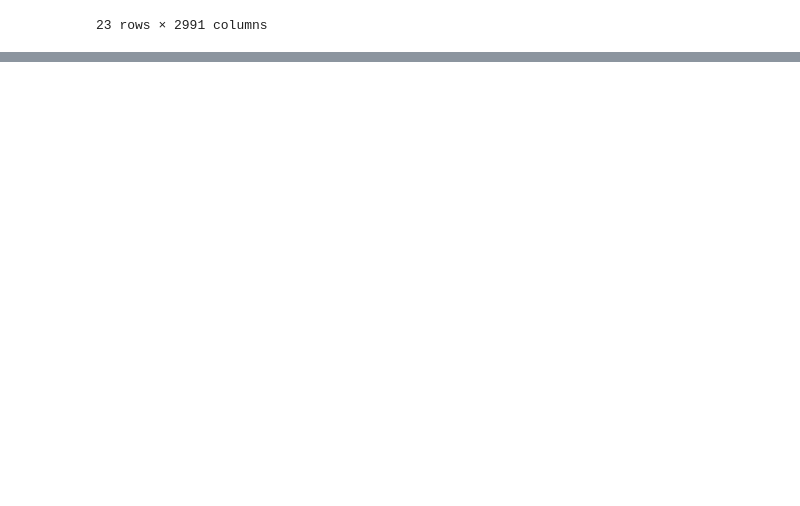
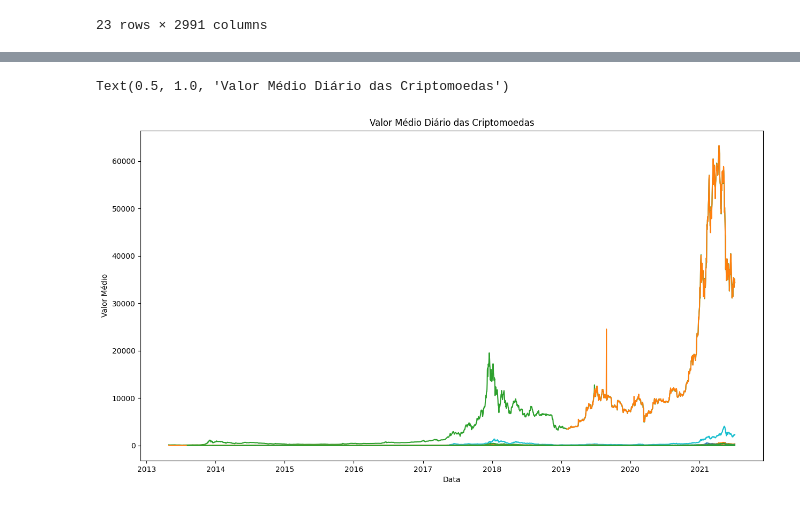
Before and after one commit to NewKanvas/M5-Projeto-5, a Jupyter notebook: analise.ipynb, the cells around one changed output, grey strips where cells are left out. Drawn from its saved outputs; the diff is of its cells as text; code cells hidden in the pictures; blank space fills up the shorter version.

```diff
--- a/analise.ipynb
+++ b/analise.ipynb
@@ -158,0 +153,12 @@ criptoTest1.T.plot( grid = True, figsize=(15,8)) # Melhorar o grafico para ficar
+# %%
+fig, ax = plt.subplots(figsize=(15, 8))
+for name, group in groups:
+    ax.plot(group['Date'], group['Mean'], label=name)
+
+
+ax.set_xlabel('Data')
+ax.set_ylabel('Valor Médio')
+ax.set_title('Valor Médio Diário das Criptomoedas')
+# %% [output]
+Text(0.5, 1.0, 'Valor Médio Diário das Criptomoedas')
+[figure, added]
```
Also changed, not shown: parts of 6 cells of this notebook.
